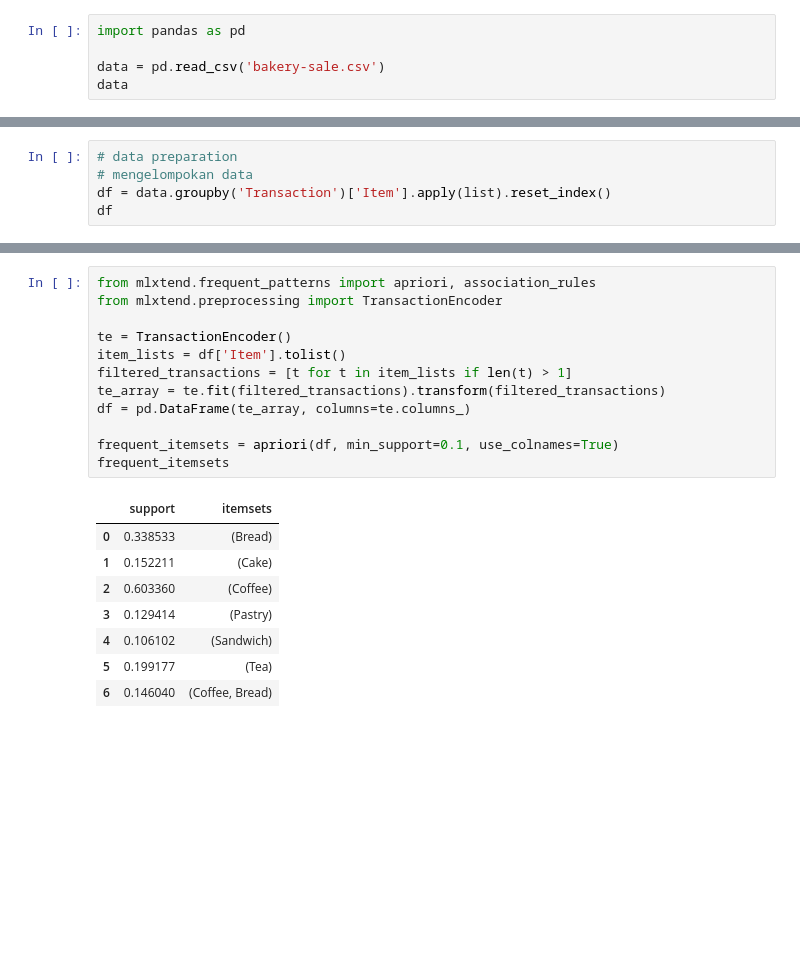
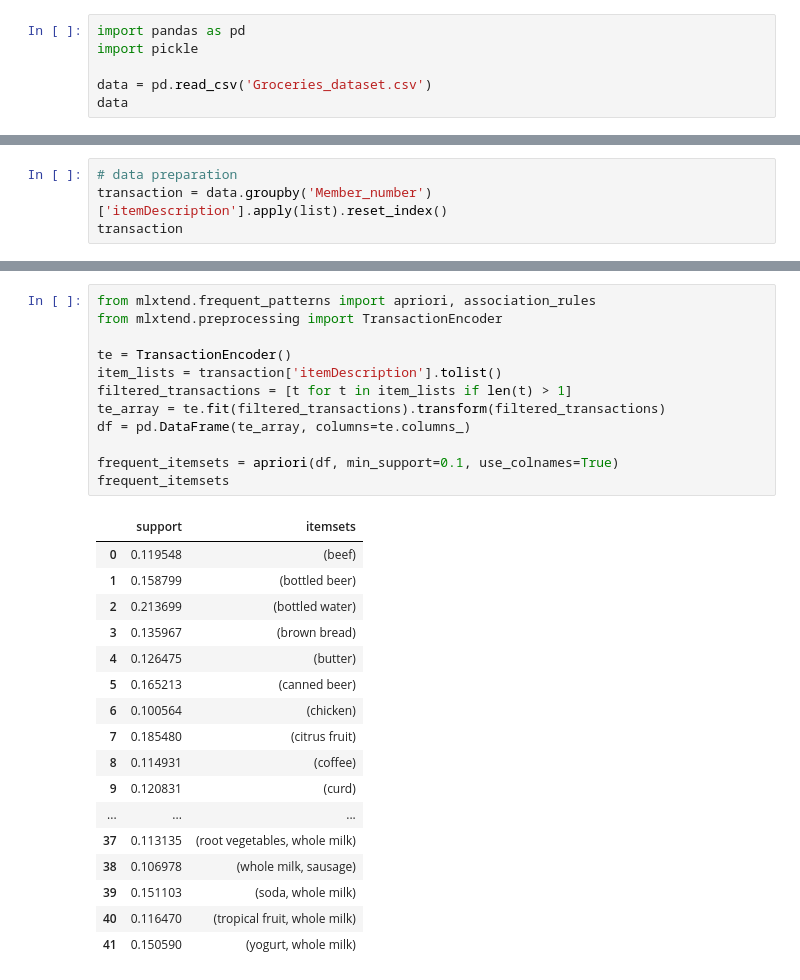
Before and after one commit to reezecodee/arumi-store, a Jupyter notebook: notebook.ipynb, the cells around one changed output, grey strips where cells are left out. Drawn from its saved outputs; the diff is of its cells as text; blank space fills up the shorter version.

```diff
--- a/notebook.ipynb
+++ b/notebook.ipynb
@@ -1,6 +1,7 @@
 # %%
 import pandas as pd
+import pickle
 
-data = pd.read_csv('bakery-sale.csv')
+data = pd.read_csv('Groceries_dataset.csv')
 data
 # %% [output]
@@ -20,6 +21,5 @@ data
 # %%
 # data preparation
-# mengelompokan data
-df = data.groupby('Transaction')['Item'].apply(list).reset_index()
-df
+transaction = data.groupby('Member_number')['itemDescription'].apply(list).reset_index()
+transaction
 # %% [output]
@@ -39,22 +39,31 @@ df
 # %%
 from mlxtend.frequent_patterns import apriori, association_rules
 from mlxtend.preprocessing import TransactionEncoder
 
 te = TransactionEncoder()
-item_lists = df['Item'].tolist()
+item_lists = transaction['itemDescription'].tolist()
 filtered_transactions = [t for t in item_lists if len(t) > 1]
 te_array = te.fit(filtered_transactions).transform(filtered_transactions)
 df = pd.DataFrame(te_array, columns=te.columns_)
 
 frequent_itemsets = apriori(df, min_support=0.1, use_colnames=True)
 frequent_itemsets
 # %% [output]
 |  | support | itemsets |
-| 0 | 0.338533 | (Bread) |
-| 1 | 0.152211 | (Cake) |
-| 2 | 0.603360 | (Coffee) |
-| 3 | 0.129414 | (Pastry) |
-| 4 | 0.106102 | (Sandwich) |
-| 5 | 0.199177 | (Tea) |
-| 6 | 0.146040 | (Coffee, Bread) |
+| 0 | 0.119548 | (beef) |
+| 1 | 0.158799 | (bottled beer) |
+| 2 | 0.213699 | (bottled water) |
+| 3 | 0.135967 | (brown bread) |
+| 4 | 0.126475 | (butter) |
+| 5 | 0.165213 | (canned beer) |
+| 6 | 0.100564 | (chicken) |
+| 7 | 0.185480 | (citrus fruit) |
+| 8 | 0.114931 | (coffee) |
+| 9 | 0.120831 | (curd) |
+| ... | ... | ... |
+| 37 | 0.113135 | (root vegetables, whole milk) |
+| 38 | 0.106978 | (whole milk, sausage) |
+| 39 | 0.151103 | (soda, whole milk) |
+| 40 | 0.116470 | (tropical fruit, whole milk) |
+| 41 | 0.150590 | (yogurt, whole milk) |
 # %%
```
Also changed, not shown: parts of 4 cells of this notebook, 4 other files.
